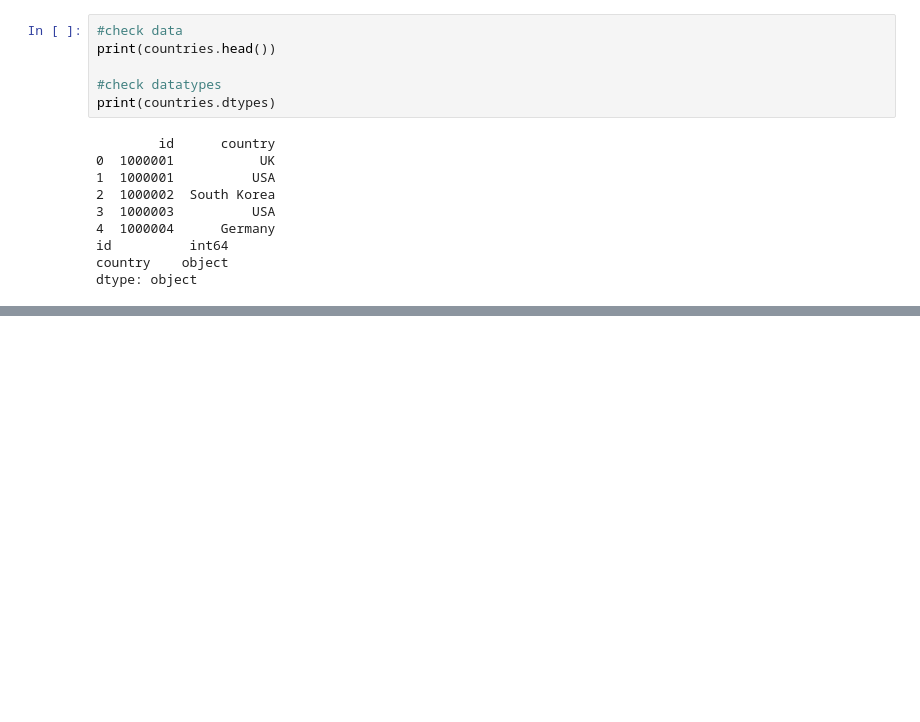
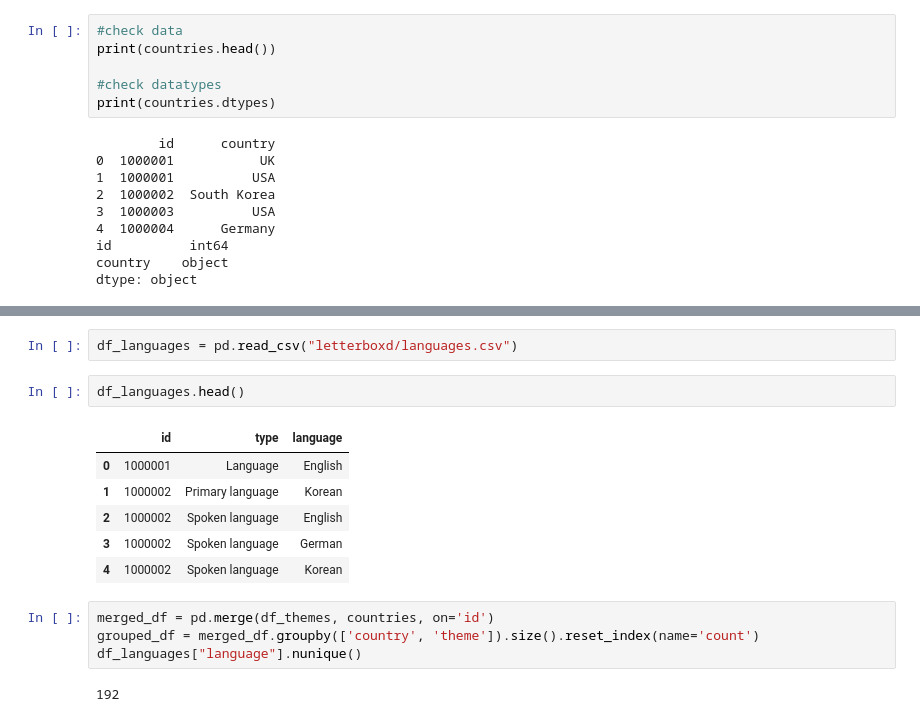
Before and after one commit to DasGewuerz/htw_letterboxd, a Jupyter notebook: letterboxd.ipynb, the cells around one changed output, grey strips where cells are left out. Saved outputs shown, nothing was run; the diff lists cells and outputs as text; blank space fills up the shorter version.

```diff
--- a/letterboxd.ipynb
+++ b/letterboxd.ipynb
@@ -631,0 +1144,17 @@ plt.show()
+# %%
+df_languages = pd.read_csv("letterboxd/languages.csv")
+# %%
+df_languages.head()
+# %% [output]
+|  | id | type | language |
+| 0 | 1000001 | Language | English |
+| 1 | 1000002 | Primary language | Korean |
+| 2 | 1000002 | Spoken language | English |
+| 3 | 1000002 | Spoken language | German |
+| 4 | 1000002 | Spoken language | Korean |
+# %%
+merged_df = pd.merge(df_themes, countries, on='id')
+grouped_df = merged_df.groupby(['country', 'theme']).size().reset_index(name='count')
+df_languages["language"].nunique()
+# %% [output]
+192
```
Also changed, not shown: parts of 64 cells of this notebook.
